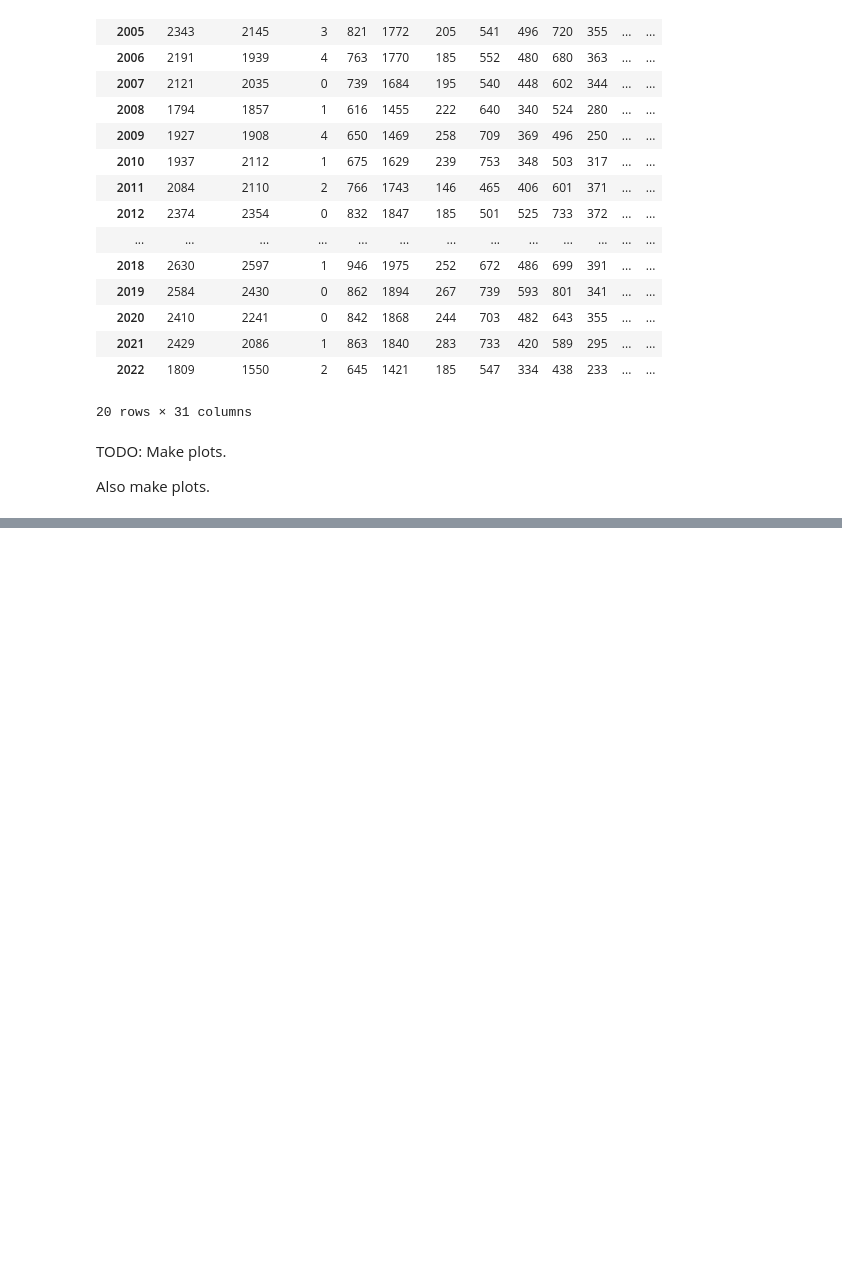
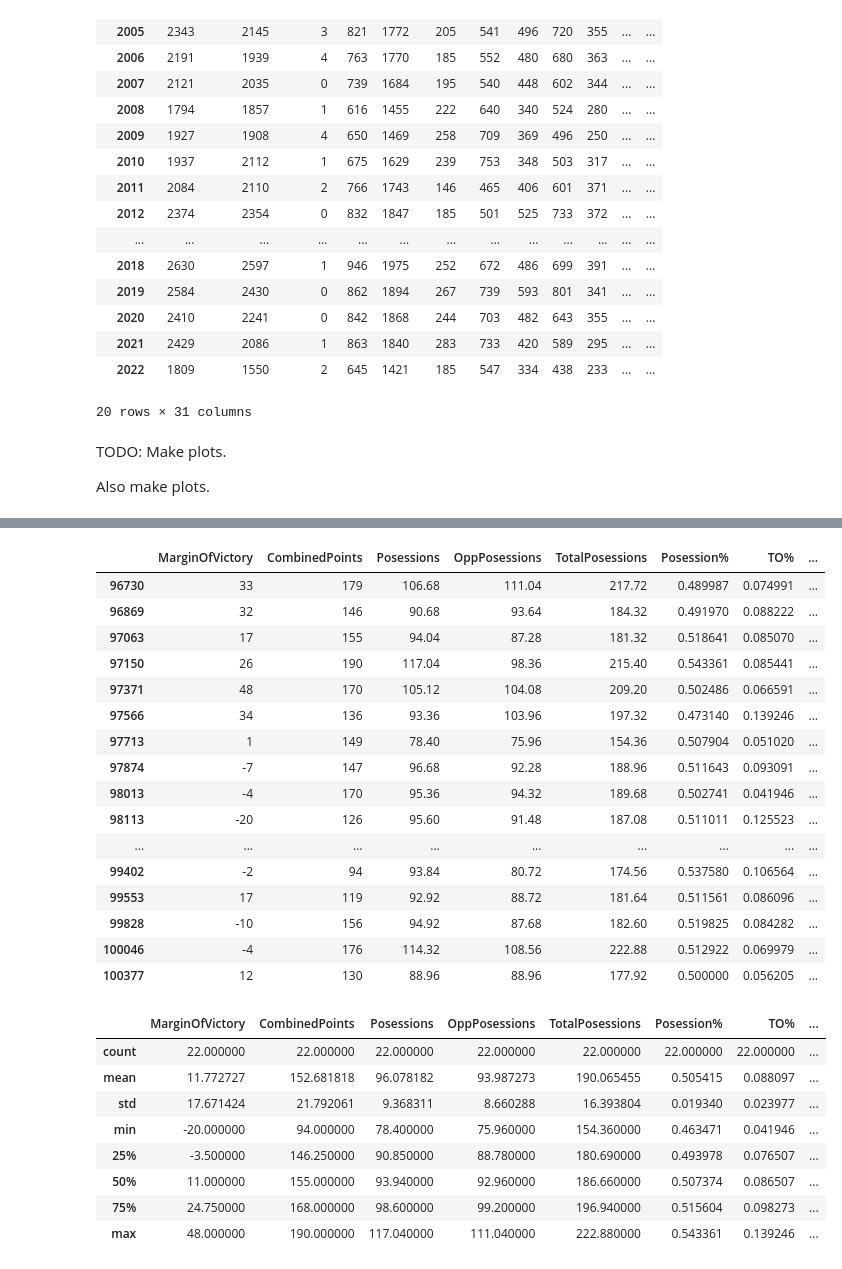
Before and after one commit to dandsager45/MarchMadness, a Jupyter notebook: notebooks/Stat_Visualization_Analysis.ipynb, the cells around one changed output, grey strips where cells are left out. Drawn from its saved outputs; the diff is of its cells as text; code cells hidden in the pictures; blank space fills up the shorter version.

```diff
--- a/notebooks/Stat_Visualization_Analysis.ipynb
+++ b/notebooks/Stat_Visualization_Analysis.ipynb
@@ -146,0 +173,56 @@ sns.load
+# %%
+DerivedStats = pd.DataFrame()
+
+DerivedStats['MarginOfVictory'] = yearStats['Points'] - yearStats['OppPoints']
+DerivedStats['CombinedPoints']  = yearStats['Points'] + yearStats['OppPoints']
+DerivedStats['Posessions']      = yearStats['FGA'] + yearStats['FGA3'] - yearStats['OR'] + yearStats['TO'] + (.44 * yearStats['FTA'])
+DerivedStats['OppPosessions']   = yearStats['OppFGA'] + yearStats['OppFGA3'] - yearStats['OppOR'] + yearStats['OppTO'] + (.44 * yearStats['OppFTA'])
+DerivedStats['TotalPosessions'] = DerivedStats['Posessions'] + DerivedStats['OppPosessions']
+DerivedStats['Posession%']      = DerivedStats['Posessions'] / DerivedStats['TotalPosessions']
+DerivedStats['TO%']             = yearStats['TO'] / DerivedStats['Posessions']
+DerivedStats['OppTO%']          = yearStats['OppTO'] / DerivedStats['OppPosessions']
+DerivedStats['OR%']             = yearStats['OR'] / (yearStats['FGA'] + yearStats['FGA3'] - (yearStats['FGM'] + yearStats['FGM3']))
+DerivedStats['DR%']             = yearStats['DR'] / (yearStats['OppFGA'] + yearStats['OppFGA3'] - (yearStats['OppFGM'] + yearStats['OppFGM3']))
+DerivedStats['PPP']             = yearStats['Points'] / DerivedStats['Posessions']
+DerivedStats['OppPPP']          = yearStats['OppPoints'] / DerivedStats['OppPosessions']
+
+
+DerivedStats['FG%']             = yearStats['FGM'] / yearStats ['FGA']
+DerivedStats['FG3%']            = yearStats['FGM3'] / yearStats ['FGA3']
+DerivedStats['FGTot%']          = (yearStats['FGM'] + yearStats['FGM3'])  / (yearStats ['FGA'] + yearStats['FGA3'])
+DerivedStats['eFG%']            = (yearStats['FGM'] + (yearStats['FGM3'] * 1.5))  / (yearStats ['FGA'] + yearStats['FGA3'])
+DerivedStats['OppFG%']          = yearStats['OppFGM'] / yearStats ['OppFGA']
+DerivedStats['OppFG3%']         = yearStats['OppFGM3'] / yearStats ['OppFGA3']
+DerivedStats['OppFGTot%']       = (yearStats['OppFGM'] + yearStats['OppFGM3'])  / (yearStats ['OppFGA'] + yearStats['OppFGA3'])
+DerivedStats['OppeFG%']         = (yearStats['OppFGM'] + (yearStats['OppFGM3'] * 1.5))  / (yearStats ['OppFGA'] + yearStats['OppFGA3'])
+
+
+display(DerivedStats)
+display(DerivedStats.describe())
+# %% [output]
+|  | MarginOfVictory | CombinedPoints | Posessions | OppPosessions | TotalPosessions | Posession% | TO% | ... |
+| 96730 | 33 | 179 | 106.68 | 111.04 | 217.72 | 0.489987 | 0.074991 | ... |
+| 96869 | 32 | 146 | 90.68 | 93.64 | 184.32 | 0.491970 | 0.088222 | ... |
+| 97063 | 17 | 155 | 94.04 | 87.28 | 181.32 | 0.518641 | 0.085070 | ... |
+| 97150 | 26 | 190 | 117.04 | 98.36 | 215.40 | 0.543361 | 0.085441 | ... |
+| 97371 | 48 | 170 | 105.12 | 104.08 | 209.20 | 0.502486 | 0.066591 | ... |
+| 97566 | 34 | 136 | 93.36 | 103.96 | 197.32 | 0.473140 | 0.139246 | ... |
+| 97713 | 1 | 149 | 78.40 | 75.96 | 154.36 | 0.507904 | 0.051020 | ... |
+| 97874 | -7 | 147 | 96.68 | 92.28 | 188.96 | 0.511643 | 0.093091 | ... |
+| 98013 | -4 | 170 | 95.36 | 94.32 | 189.68 | 0.502741 | 0.041946 | ... |
+| 98113 | -20 | 126 | 95.60 | 91.48 | 187.08 | 0.511011 | 0.125523 | ... |
+| ... | ... | ... | ... | ... | ... | ... | ... | ... |
+| 99402 | -2 | 94 | 93.84 | 80.72 | 174.56 | 0.537580 | 0.106564 | ... |
+| 99553 | 17 | 119 | 92.92 | 88.72 | 181.64 | 0.511561 | 0.086096 | ... |
+| 99828 | -10 | 156 | 94.92 | 87.68 | 182.60 | 0.519825 | 0.084282 | ... |
+| 100046 | -4 | 176 | 114.32 | 108.56 | 222.88 | 0.512922 | 0.069979 | ... |
+| 100377 | 12 | 130 | 88.96 | 88.96 | 177.92 | 0.500000 | 0.056205 | ... |
+|  | MarginOfVictory | CombinedPoints | Posessions | OppPosessions | TotalPosessions | Posession% | TO% | ... |
+| count | 22.000000 | 22.000000 | 22.000000 | 22.000000 | 22.000000 | 22.000000 | 22.000000 | ... |
+| mean | 11.772727 | 152.681818 | 96.078182 | 93.987273 | 190.065455 | 0.505415 | 0.088097 | ... |
+| std | 17.671424 | 21.792061 | 9.368311 | 8.660288 | 16.393804 | 0.019340 | 0.023977 | ... |
+| min | -20.000000 | 94.000000 | 78.400000 | 75.960000 | 154.360000 | 0.463471 | 0.041946 | ... |
+| 25% | -3.500000 | 146.250000 | 90.850000 | 88.780000 | 180.690000 | 0.493978 | 0.076507 | ... |
+| 50% | 11.000000 | 155.000000 | 93.940000 | 92.960000 | 186.660000 | 0.507374 | 0.086507 | ... |
+| 75% | 24.750000 | 168.000000 | 98.600000 | 99.200000 | 196.940000 | 0.515604 | 0.098273 | ... |
+| max | 48.000000 | 190.000000 | 117.040000 | 111.040000 | 222.880000 | 0.543361 | 0.139246 | ... |
```
Also changed, not shown: parts of 3 cells of this notebook, 2 other files.
